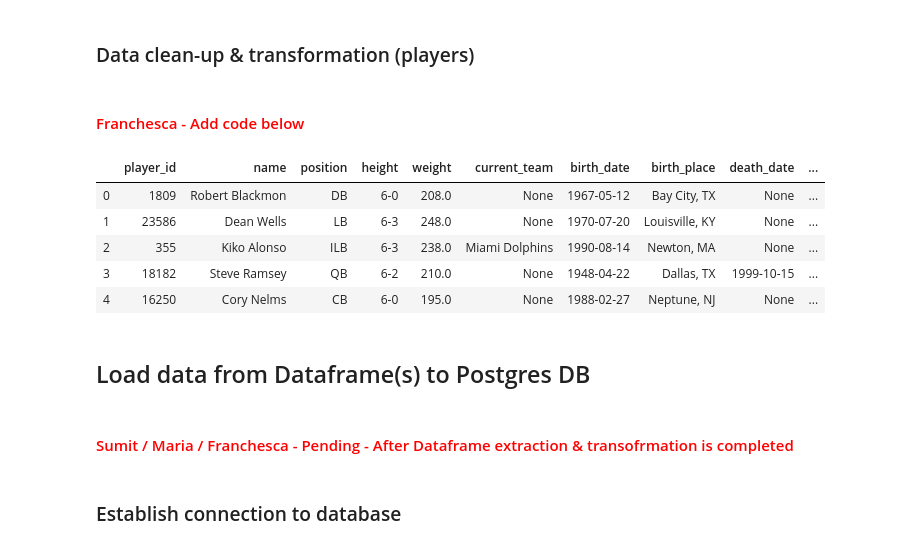
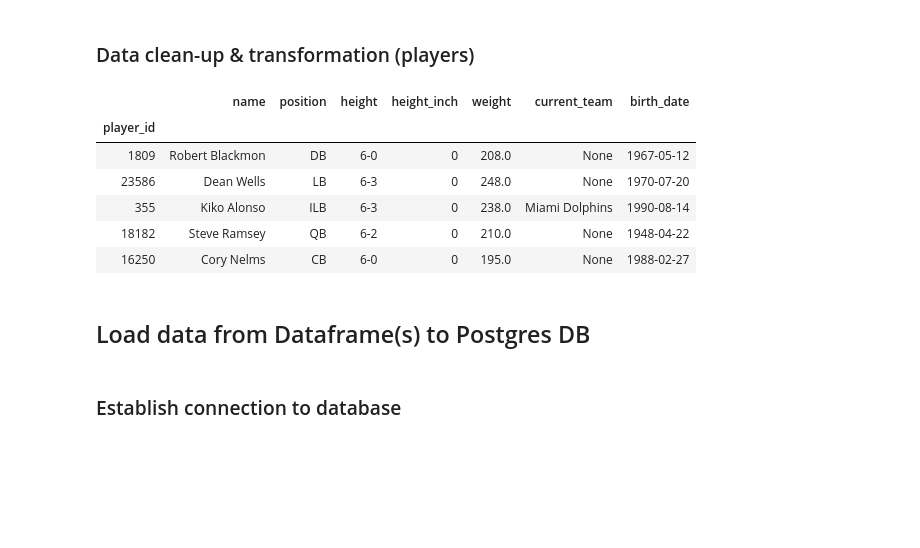
Before and after one commit to malisum/etl_proj_w13, a Jupyter notebook: SourceCode/nfl_etl.ipynb, the cells around one changed output. Cells and saved outputs as stored; diff of their text form; code cells hidden in the pictures; blank space fills up the shorter version.

```diff
--- a/SourceCode/nfl_etl.ipynb
+++ b/SourceCode/nfl_etl.ipynb
@@ -167,35 +179,34 @@ players_df.head()
 | 4 | 16250 | Cory Nelms | CB | 6-0 | 195.0 | None | 1988-02-27 | Neptune, NJ | None | ... |
 # %% [markdown]
 ### Data clean-up & transformation (players)
-# %% [markdown]
-#### <font color='red'>Franchesca - Add code below</font>
-# %%
-# Cleanup & Transform the players DataFrame
-
-# Copy the Players DataFrame to Players Transformed Dataframe
-players_t_df = players_df.copy()
-
-
-# Franchesca: Add code here:
-
-# Refer to Clean-up and Transformation code added for superbowl dataframe and add code to perform required clean-up & transformation
-# In the end keep the dataframe with index as id and reatins the columns you wish to keep with column name in lower case
-# We will create SQL table matching the DataFrame
-
-
-# Display the DataFrame
-players_t_df.head()
-# %% [output]
-|  | player_id | name | position | height | weight | current_team | birth_date | birth_place | death_date | ... |
-| 0 | 1809 | Robert Blackmon | DB | 6-0 | 208.0 | None | 1967-05-12 | Bay City, TX | None | ... |
-| 1 | 23586 | Dean Wells | LB | 6-3 | 248.0 | None | 1970-07-20 | Louisville, KY | None | ... |
-| 2 | 355 | Kiko Alonso | ILB | 6-3 | 238.0 | Miami Dolphins | 1990-08-14 | Newton, MA | None | ... |
-| 3 | 18182 | Steve Ramsey | QB | 6-2 | 210.0 | None | 1948-04-22 | Dallas, TX | 1999-10-15 | ... |
-| 4 | 16250 | Cory Nelms | CB | 6-0 | 195.0 | None | 1988-02-27 | Neptune, NJ | None | ... |
+# %%
+# Cleanup & Transform the players DataFrame
+
+# Copy the Players DataFrame to Players Transformed Dataframe
+players_t_df = players_df.copy()
+
+# Retain columns needed
+players_t_df = players_df[["player_id", "name", "position", "height", "weight", "current_team", "birth_date"]].copy()
+players_t_df["height_inch"] = 0
+
+# Rearrange the columns to match the table
+cols = ["player_id", "name", "position", "height", "height_inch", "weight", "current_team", "birth_date"]
+players_t_df = players_t_df[cols]
+
+players_t_df.set_index("player_id", inplace=True)
+
+# Display the DataFrame
+players_t_df.head()
+# %% [output]
+|  | name | position | height | height_inch | weight | current_team | birth_date |
+| player_id |  |  |  |  |  |  |  |
+| 1809 | Robert Blackmon | DB | 6-0 | 0 | 208.0 | None | 1967-05-12 |
+| 23586 | Dean Wells | LB | 6-3 | 0 | 248.0 | None | 1970-07-20 |
+| 355 | Kiko Alonso | ILB | 6-3 | 0 | 238.0 | Miami Dolphins | 1990-08-14 |
+| 18182 | Steve Ramsey | QB | 6-2 | 0 | 210.0 | None | 1948-04-22 |
+| 16250 | Cory Nelms | CB | 6-0 | 0 | 195.0 | None | 1988-02-27 |
 # %% [markdown]
 ## Load data from Dataframe(s) to Postgres DB
-# %% [markdown]
-#### <font color='red'>Sumit /  Maria / Franchesca - Pending - After Dataframe extraction & transofrmation is completed</font>
 # %% [markdown]
 ### Establish connection to database
 # %%
```
Also changed, not shown: parts of 13 cells of this notebook, 4 other files.
